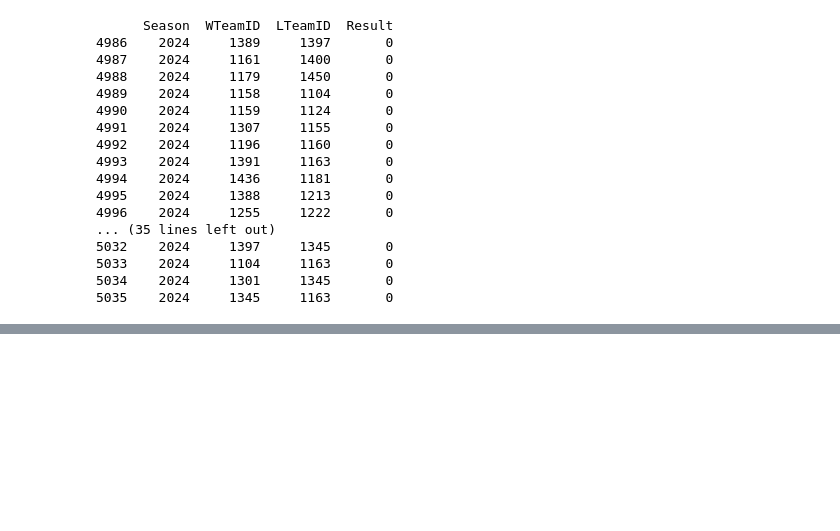
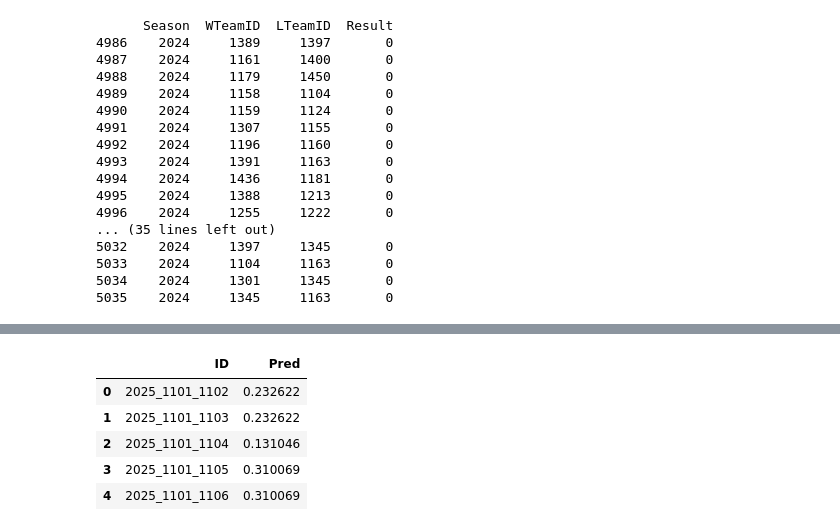
Before and after one commit to ikerrrrrrrrrrr/mmm25, a Jupyter notebook: catboost-march-machine-learning-mania-25.ipynb, the cells around one changed output, grey strips where cells are left out. Cells and saved outputs as stored; diff of their text form; code cells hidden in the pictures; blank space fills up the shorter version.

```diff
--- a/catboost-march-machine-learning-mania-25.ipynb
+++ b/catboost-march-machine-learning-mania-25.ipynb
@@ -126,0 +143,9 @@ plt.show()
+# %%
+submission_df.head()
+# %% [output]
+|  | ID | Pred |
+| 0 | 2025_1101_1102 | 0.232622 |
+| 1 | 2025_1101_1103 | 0.232622 |
+| 2 | 2025_1101_1104 | 0.131046 |
+| 3 | 2025_1101_1105 | 0.310069 |
+| 4 | 2025_1101_1106 | 0.310069 |
```
Also changed, not shown: parts of 1 cell of this notebook, 7 other files.
